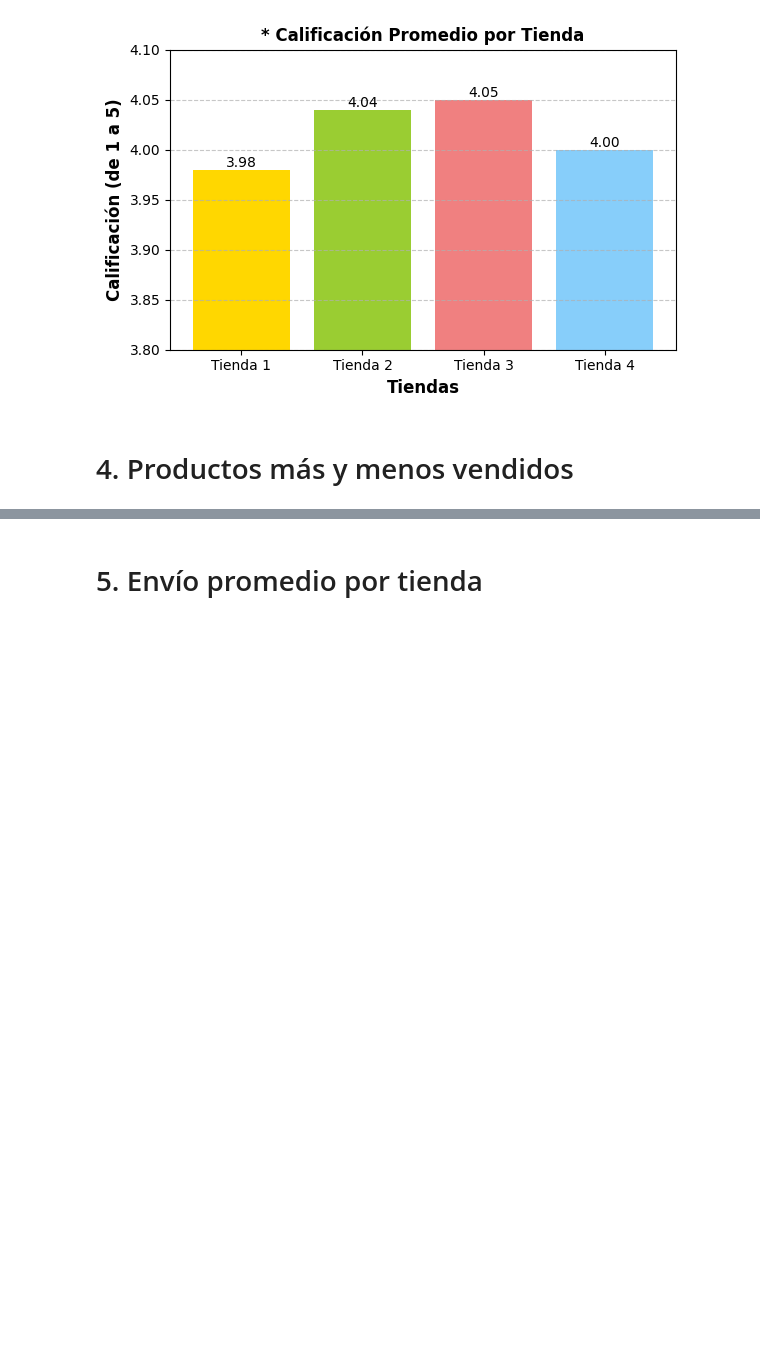
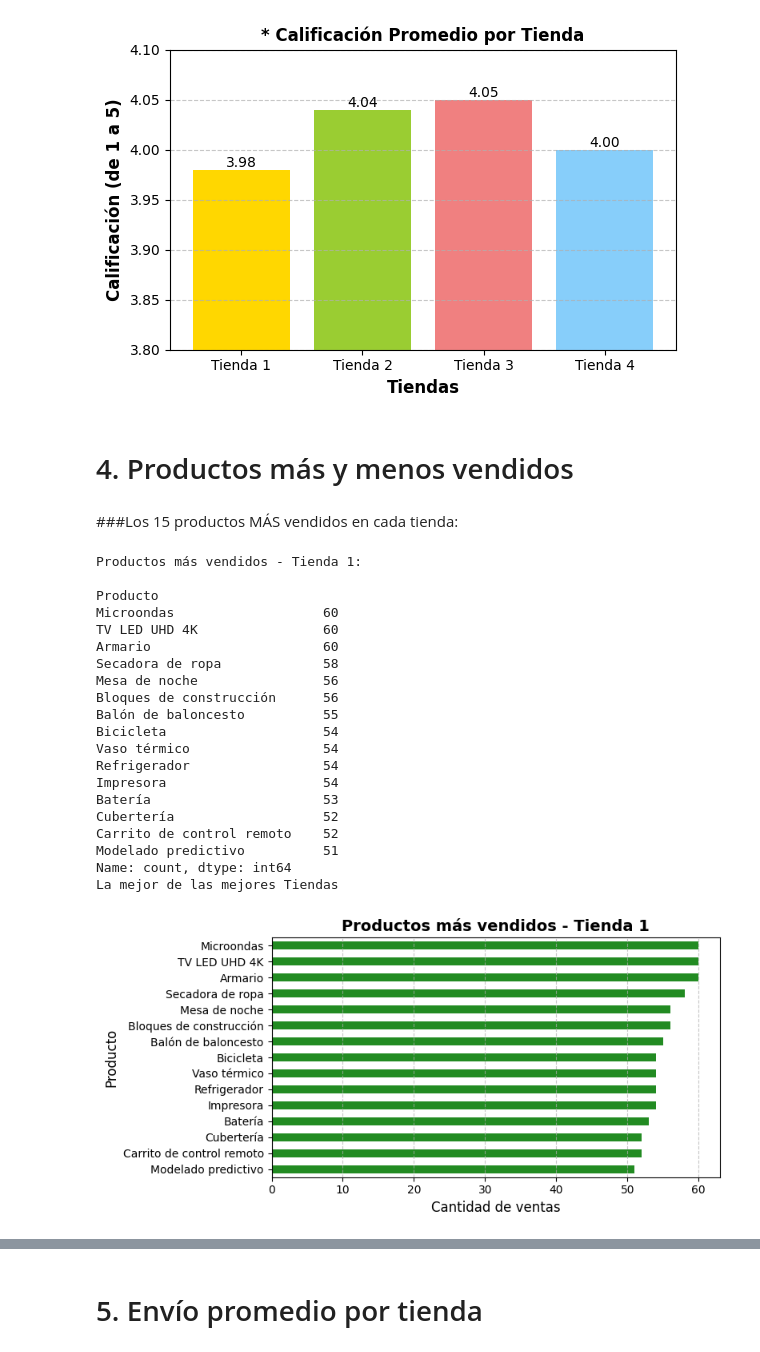
Before and after one commit to MichMDLT/Alura-store-data-science, a Jupyter notebook: AluraStoreLatam.ipynb, the cells around one changed output, grey strips where cells are left out. Drawn from its saved outputs; the diff is of its cells as text; code cells hidden in the pictures; blank space fills up the shorter version.

```diff
--- a/AluraStoreLatam.ipynb
+++ b/AluraStoreLatam.ipynb
@@ -441,3 +440,50 @@ plt.show()
 [figure]
 # %% [markdown]
 # 4. Productos más y menos vendidos
+# %% [markdown]
+###Los 15 productos MÁS vendidos en cada tienda:
+# %%
+#Para tienda 1:
+mas_vendidos_t1 = df_tienda1['Producto'].value_counts()
+mas_vendidos_t1_ordenadas = mas_vendidos_t1.sort_values(ascending=False)
+print("Productos más vendidos - Tienda 1:\n")
+print(mas_vendidos_t1_ordenadas.head(15))
+print('La mejor de las mejores Tiendas')
+
+# Gráfico Obtener los 15 productos más vendidos
+top15_productos = mas_vendidos_t1_ordenadas.head(15)
+
+# Crear gráfico de barras horizontal
+plt.figure(figsize=(8, 4))
+top15_productos.plot(kind='barh', color='forestgreen')
+
+plt.title('Productos más vendidos - Tienda 1', fontsize=14, fontweight='bold')
+plt.xlabel('Cantidad de ventas', fontsize=12)
+plt.ylabel('Producto', fontsize=12)
+plt.gca().invert_yaxis()  # Invierte el eje Y para que el más vendido esté arriba
+plt.grid(axis='x', linestyle='--', alpha=0.7)
+plt.tight_layout()
+
+plt.show()
+# %% [output]
+Productos más vendidos - Tienda 1:
+
+Producto
+Microondas                   60
+TV LED UHD 4K                60
+Armario                      60
+Secadora de ropa             58
+Mesa de noche                56
+Bloques de construcción      56
+Balón de baloncesto          55
+Bicicleta                    54
+Vaso térmico                 54
+Refrigerador                 54
+Impresora                    54
+Batería                      53
+Cubertería                   52
+Carrito de control remoto    52
+Modelado predictivo          51
+Name: count, dtype: int64
+La mejor de las mejores Tiendas
+[figure, added]
```
Also changed, not shown: parts of 9 cells of this notebook.
